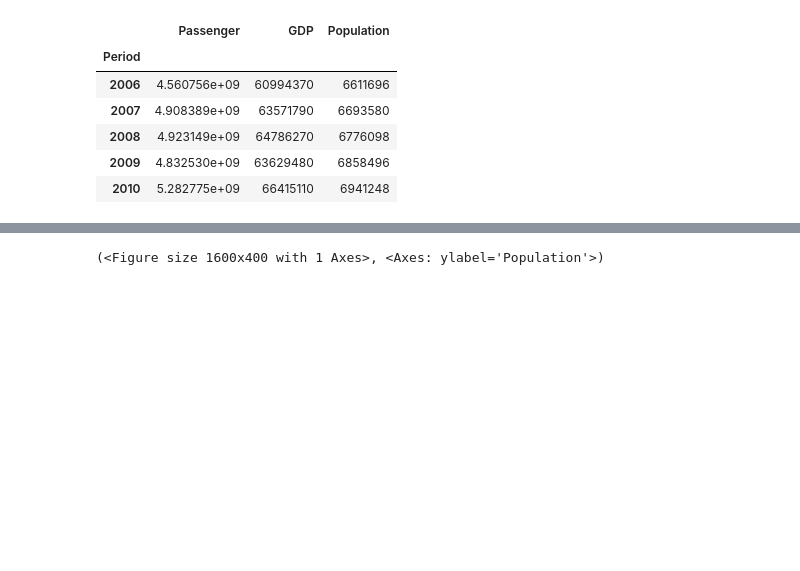
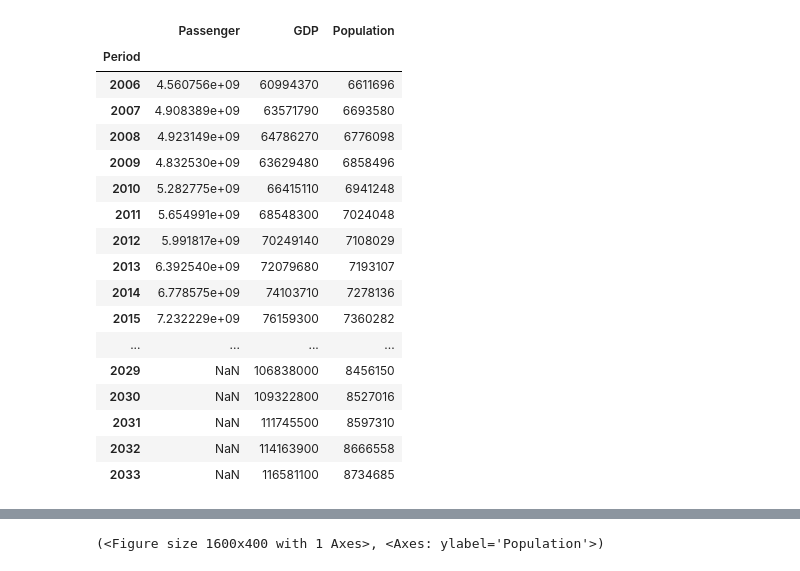
Before and after one commit to 91htjung/AirportBusinessAnalytics, a Jupyter notebook: 01-Forecast_Longterm_Econometric.ipynb, the cells around one changed output, grey strips where cells are left out. Drawn from its saved outputs; the diff is of its cells as text; code cells hidden in the pictures; blank space fills up the shorter version.

```diff
--- a/01-Forecast_Longterm_Econometric.ipynb
+++ b/01-Forecast_Longterm_Econometric.ipynb
@@ -23,13 +75,24 @@ warnings.filterwarnings("ignore")
 # %%
 dataset = pd.read_csv('https://raw.githubusercontent.com/91htjung/AirportBusinessAnalytics/main/Data_Longterm_Econometric.csv')
 dataset['Period'] = pd.to_datetime(dataset['Period'])
 dataset = dataset.set_index(['Period']).to_period("A")
-dataset.head()
+dataset
 # %% [output]
 |  | Passenger | GDP | Population |
 | Period |  |  |  |
 | 2006 | 4.560756e+09 | 60994370 | 6611696 |
 | 2007 | 4.908389e+09 | 63571790 | 6693580 |
 | 2008 | 4.923149e+09 | 64786270 | 6776098 |
 | 2009 | 4.832530e+09 | 63629480 | 6858496 |
 | 2010 | 5.282775e+09 | 66415110 | 6941248 |
+| 2011 | 5.654991e+09 | 68548300 | 7024048 |
+| 2012 | 5.991817e+09 | 70249140 | 7108029 |
+| 2013 | 6.392540e+09 | 72079680 | 7193107 |
+| 2014 | 6.778575e+09 | 74103710 | 7278136 |
+| 2015 | 7.232229e+09 | 76159300 | 7360282 |
+| ... | ... | ... | ... |
+| 2029 | NaN | 106838000 | 8456150 |
+| 2030 | NaN | 109322800 | 8527016 |
+| 2031 | NaN | 111745500 | 8597310 |
+| 2032 | NaN | 114163900 | 8666558 |
+| 2033 | NaN | 116581100 | 8734685 |
```
Also changed, not shown: parts of 16 cells of this notebook.
